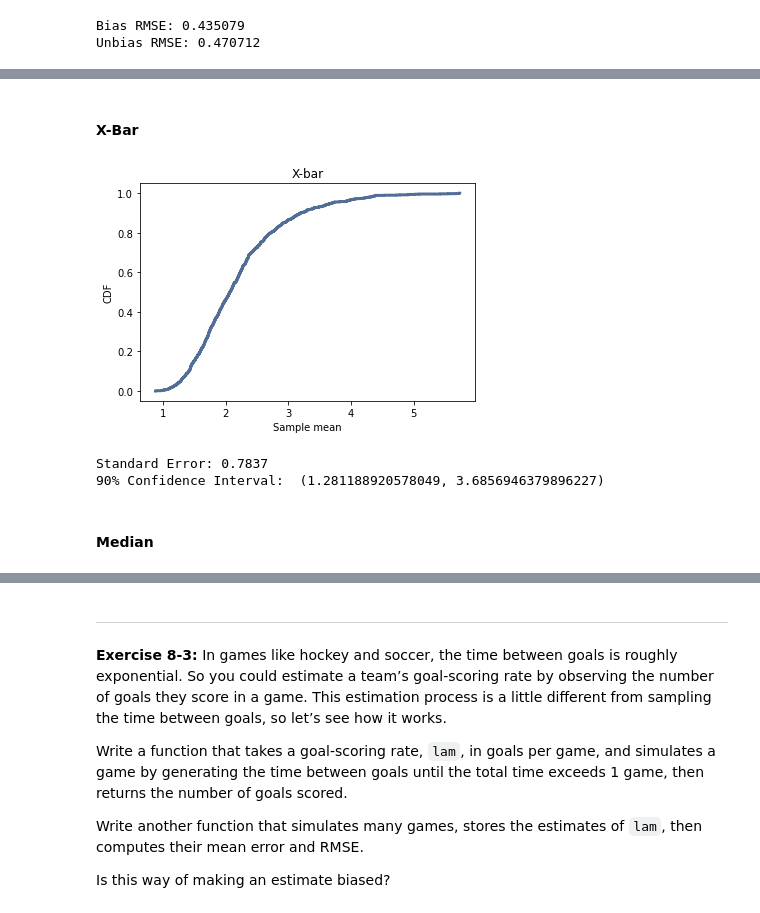
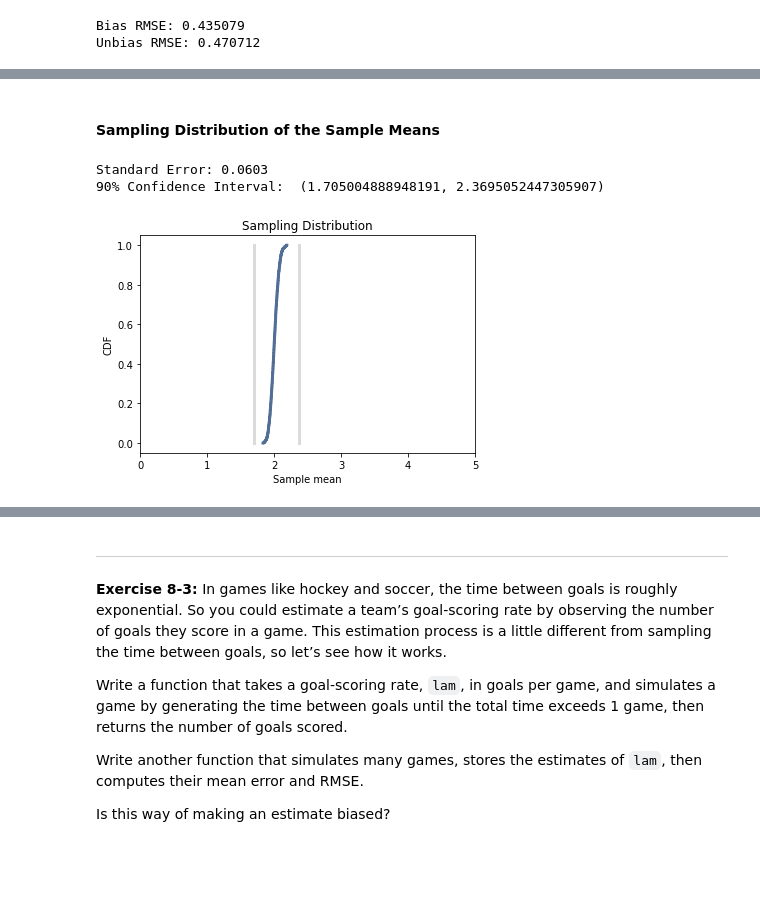
Before and after one commit to Morgan-Sell/ThinkStats2, a Jupyter notebook: code/chap08ex.ipynb, the cells around one changed output, grey strips where cells are left out. Drawn from its saved outputs; the diff is of its cells as text; code cells hidden in the pictures; blank space fills up the shorter version.

```diff
--- a/code/chap08ex.ipynb
+++ b/code/chap08ex.ipynb
@@ -282,7 +282,7 @@ Repeat the experiment with a few different values of `n` and make a plot of stan
 # %%
 # Solution goes here
 num_iters = 1000
-obs_per_sample = 10
+obs_per_sample = 1000
 lam = 2
 
 xbars = []
@@ -294,24 +294,31 @@ for _ in range(num_iters):
     L_median = math.log(2) / np.median(sample)
     xbars.append(L)
     medians.append(L_median)
-# %% [markdown]
-#### X-Bar
-# %%
-cdf = thinkstats2.Cdf(xbars)
-thinkplot.Cdf(cdf)
-thinkplot.Config(xlabel='Sample mean',
-                 ylabel='CDF',
-                title='X-bar')
-# %% [output]
-[figure, removed]
+# %%
+def vertical_line(x, y=1):
+    """
+    Add vertical line to plot
+    """
+    thinkplot.Plot([x, x], [0, y], color='0.8', linewidth=3)
+# %% [markdown]
+#### Sampling Distribution of the Sample Means
 # %%
 ci = cdf.Percentile(5), cdf.Percentile(95)
 std_err = RMSE(xbars, lam)
 
+cdf = thinkstats2.Cdf(xbars)
+vertical_line(ci[0])
+vertical_line(ci[1])
+thinkplot.Cdf(cdf)
+
 print('Standard Error: {:.4f}'.format(std_err))
 print('90% Confidence Interval: ', ci)
+print('\n')
+thinkplot.Config(xlabel='Sample mean',
+                 ylabel='CDF',
+                title='Sampling Distribution',
+                axis=[0, 5, -0.05, 1.05])
 # %% [output]
-Standard Error: 0.7837
-90% Confidence Interval:  (1.281188920578049, 3.6856946379896227)
+Standard Error: 0.0603
+90% Confidence Interval:  (1.705004888948191, 2.3695052447305907)
+[figure, added]
-# %% [markdown]
-#### Median
```
Also changed, not shown: parts of 7 cells of this notebook.
